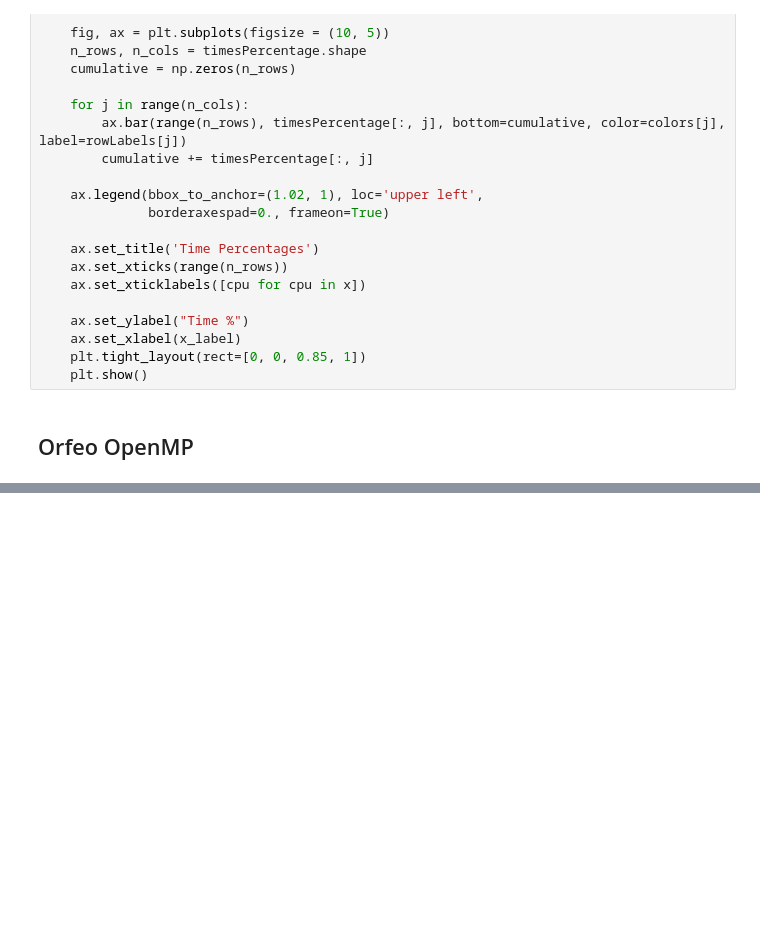
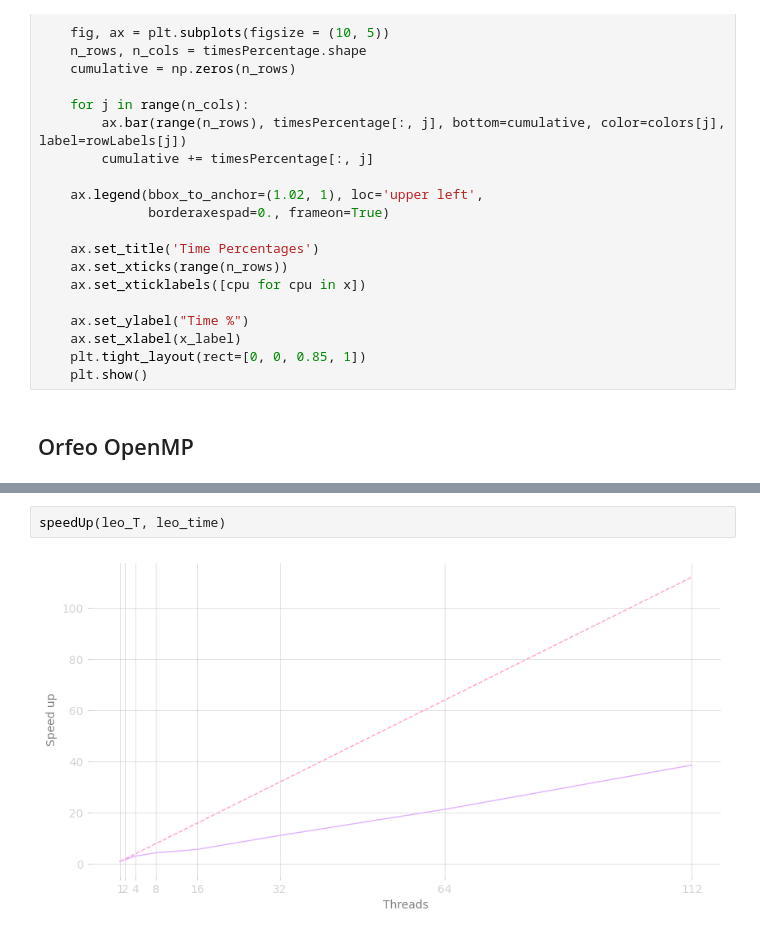
Before and after one commit to Davidezorz/HPCexam, a Jupyter notebook: output/plotResults.ipynb, the cells around one changed output, grey strips where cells are left out. Drawn from its saved outputs; the diff is of its cells as text; blank space fills up the shorter version.

```diff
--- a/output/plotResults.ipynb
+++ b/output/plotResults.ipynb
@@ -211,0 +297,4 @@ percentagesPlot(array_T, array_time)
+# %%
+speedUp(leo_T, leo_time)
+# %% [output]
+[figure, added]
```
Also changed, not shown: parts of 16 cells of this notebook, 4 other files.
